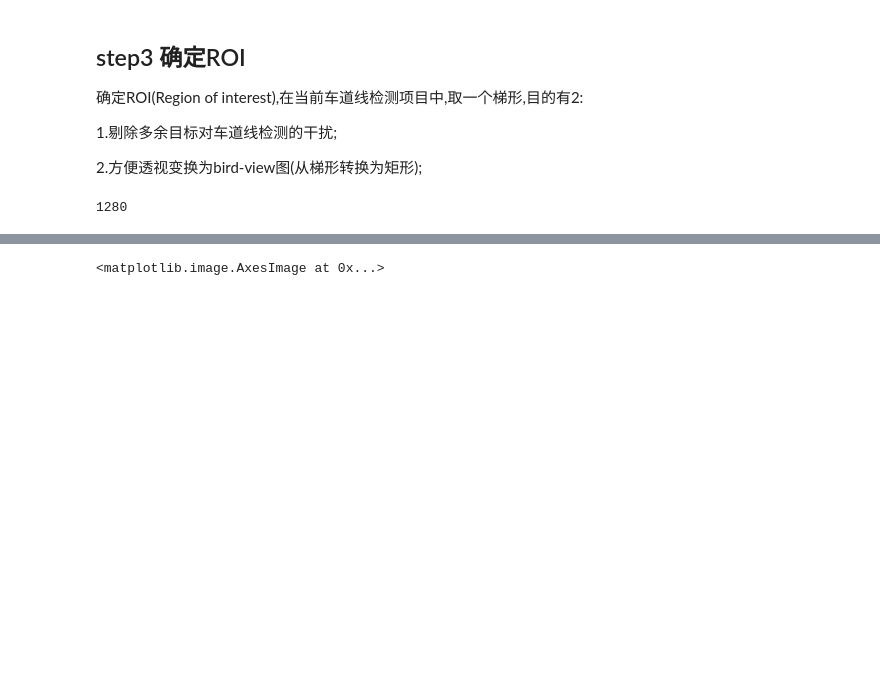
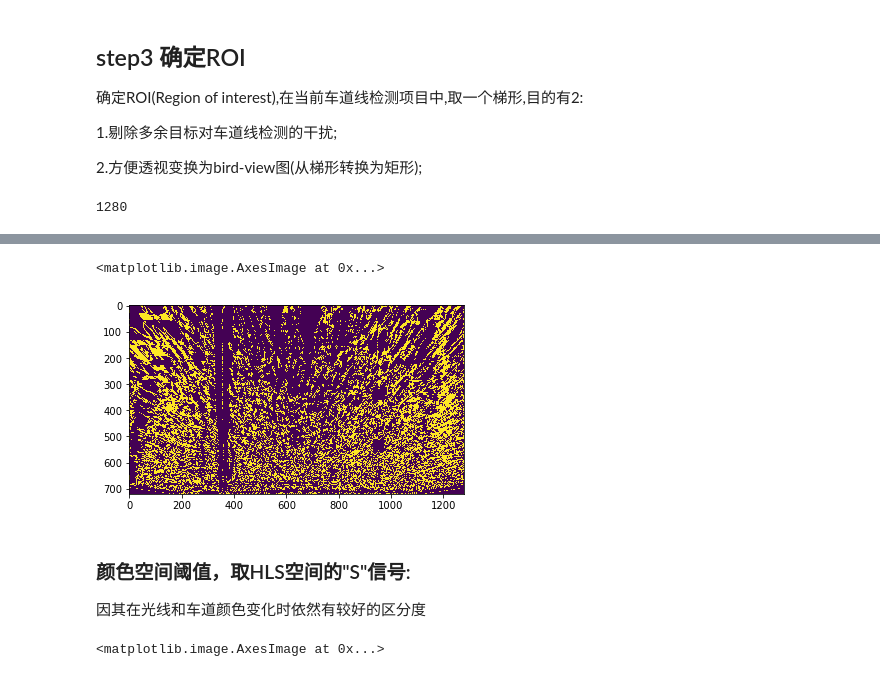
Before and after one commit to luteresa/P2_CarND-Advanced-Lane-Lines, a Jupyter notebook: Advanced_Lane_Finding.ipynb, the cells around one changed output, grey strips where cells are left out. Drawn from its saved outputs; the diff is of its cells as text; code cells hidden in the pictures; blank space fills up the shorter version.

```diff
--- a/Advanced_Lane_Finding.ipynb
+++ b/Advanced_Lane_Finding.ipynb
@@ -329,3 +297,26 @@ def abs_sobel_thresh(img, orient,sobel_kernel=3,thresh=(0,255)):
+# %%
+def dir_threshold(img, sobel_kernel=3, thresh=(0, np.pi/2)):
+
+    # Apply the following steps to img
+    # 1) Convert to grayscale
+    gray = cv2.cvtColor(img,cv2.COLOR_RGB2GRAY)
+
+    # 2) Take the gradient in x and y separately
+    sobel_x = cv2.Sobel(gray,cv2.CV_64F,1,0,ksize=sobel_kernel)
+    sobel_y = cv2.Sobel(gray,cv2.CV_64F,0,1,ksize=sobel_kernel)
+
+    # 3) Take the absolute value of the x and y gradients
+    # 4) Use np.arctan2(abs_sobely, abs_sobelx) to calculate the direction of the gradient
+    abs_grad_dir = np.arctan2(np.absolute(sobel_y),np.absolute(sobel_x))
+
+    # 5) Create a binary mask where direction thresholds are met
+    binary_output = np.zeros_like(abs_grad_dir)
+
+    # 6) Return this mask as your binary_output image
+    binary_output[(abs_grad_dir >= thresh[0]) & (abs_grad_dir <= thresh[1])] = 1
+
+
+    return binary_output
 # %%
 # Choose a Sobel kernel size
 ksize = 3 # Choose a larger odd number to smooth gradient measurements
@@ -341,0 +339,6 @@ plt.imshow(gradx,cmap='gray')
+# %%
+dir_binary = dir_threshold(g_warped, sobel_kernel=15, thresh=(0.7, 1.3))
+plt.imshow(dir_binary)
+# %% [output]
+<matplotlib.image.AxesImage at 0x...>
+[figure, added]
@@ -342,3 +348,7 @@ plt.imshow(gradx,cmap='gray')
+# %% [markdown]
+### 颜色空间阈值，取HLS空间的"S"信号:
+
+因其在光线和车道颜色变化时依然有较好的区分度
 # %%
 def color_binary(img,dst_format='HLS',ch=2,ch_thresh=[0,255]):
     '''
```
Also changed, not shown: parts of 35 cells of this notebook, 4 other files.
